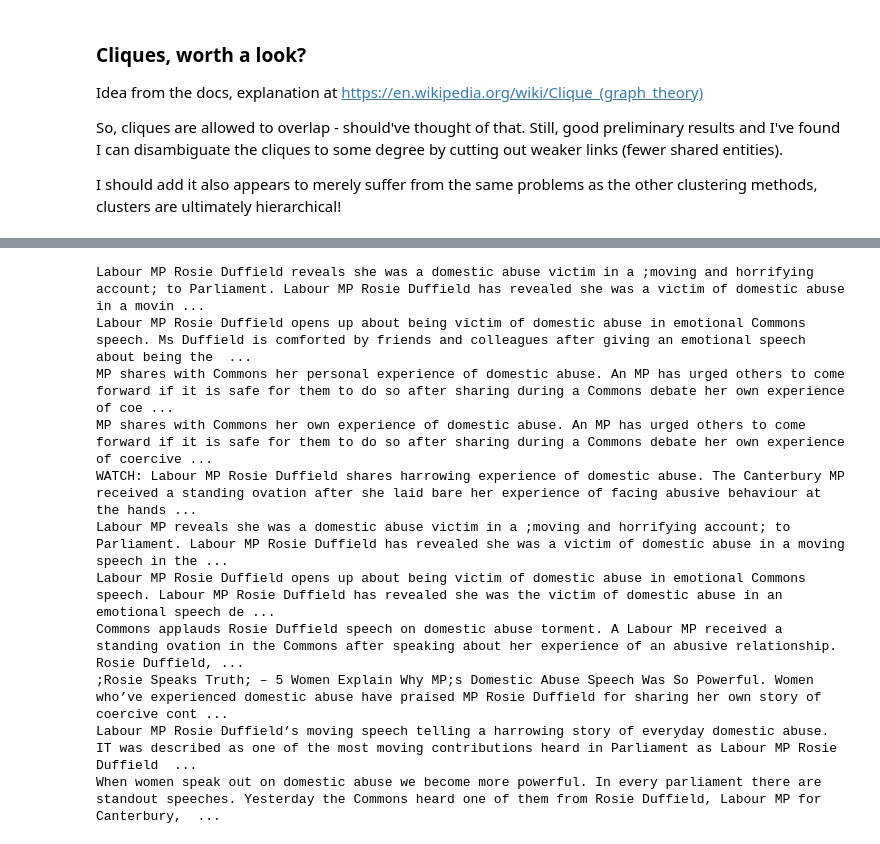
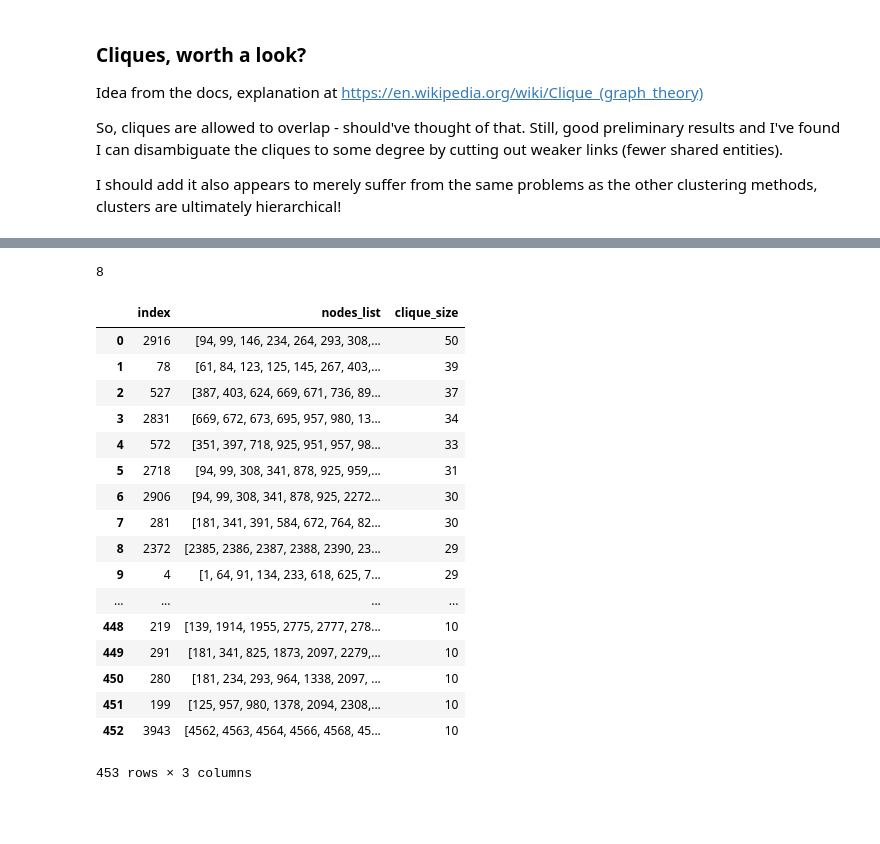
Before and after one commit to MartinChrisWood/news_crow, a Jupyter notebook: 01_topic_pipeline.ipynb, the cells around one changed output, grey strips where cells are left out. Cells and saved outputs as stored; diff of their text form; code cells hidden in the pictures; blank space fills up the shorter version.

```diff
--- a/01_topic_pipeline.ipynb
+++ b/01_topic_pipeline.ipynb
@@ -333,19 +283,28 @@ Conservative Party conference agenda: what;s on today;s schedule for the Tory ga
-# %%
-for node in cliques_df.iloc[1]['nodes_list']:
-    article = nouns_df.reset_index().iloc[node]
-    print(article['clean_text'])
-# %% [output]
-Labour MP Rosie Duffield reveals she was a domestic abuse victim in a ;moving and horrifying account; to Parliament. Labour MP Rosie Duffield has revealed she was a victim of domestic abuse in a movin ...
-Labour MP Rosie Duffield opens up about being victim of domestic abuse in emotional Commons speech. Ms Duffield is comforted by friends and colleagues after giving an emotional speech about being the  ...
-MP shares with Commons her personal experience of domestic abuse. An MP has urged others to come forward if it is safe for them to do so after sharing during a Commons debate her own experience of coe ...
-MP shares with Commons her own experience of domestic abuse. An MP has urged others to come forward if it is safe for them to do so after sharing during a Commons debate her own experience of coercive ...
-WATCH: Labour MP Rosie Duffield shares harrowing experience of domestic abuse. The Canterbury MP received a standing ovation after she laid bare her experience of facing abusive behaviour at the hands ...
-Labour MP reveals she was a domestic abuse victim in a ;moving and horrifying account; to Parliament. Labour MP Rosie Duffield has revealed she was a victim of domestic abuse in a moving speech in the ...
-Labour MP Rosie Duffield opens up about being victim of domestic abuse in emotional Commons speech. Labour MP Rosie Duffield has revealed she was the victim of domestic abuse in an emotional speech de ...
-Commons applauds Rosie Duffield speech on domestic abuse torment. A Labour MP received a standing ovation in the Commons after speaking about her experience of an abusive relationship. Rosie Duffield, ...
-;Rosie Speaks Truth; – 5 Women Explain Why MP;s Domestic Abuse Speech Was So Powerful. Women who’ve experienced domestic abuse have praised MP Rosie Duffield for sharing her own story of coercive cont ...
-Labour MP Rosie Duffield’s moving speech telling a harrowing story of everyday domestic abuse. IT was described as one of the most moving contributions heard in Parliament as Labour MP Rosie Duffield  ...
-When women speak out on domestic abuse we become more powerful. In every parliament there are standout speeches. Yesterday the Commons heard one of them from Rosie Duffield, Labour MP for Canterbury,  ...
+# %%
+len(cliques_df[cliques_df['clique_size'] >= 30])
+# %% [output]
+8
+# %%
+cliques_df[cliques_df['clique_size'] >= 10]
+# %% [output]
+|  | index | nodes_list | clique_size |
+| 0 | 2916 | [94, 99, 146, 234, 264, 293, 308,... | 50 |
+| 1 | 78 | [61, 84, 123, 125, 145, 267, 403,... | 39 |
+| 2 | 527 | [387, 403, 624, 669, 671, 736, 89... | 37 |
+| 3 | 2831 | [669, 672, 673, 695, 957, 980, 13... | 34 |
+| 4 | 572 | [351, 397, 718, 925, 951, 957, 98... | 33 |
+| 5 | 2718 | [94, 99, 308, 341, 878, 925, 959,... | 31 |
+| 6 | 2906 | [94, 99, 308, 341, 878, 925, 2272... | 30 |
+| 7 | 281 | [181, 341, 391, 584, 672, 764, 82... | 30 |
+| 8 | 2372 | [2385, 2386, 2387, 2388, 2390, 23... | 29 |
+| 9 | 4 | [1, 64, 91, 134, 233, 618, 625, 7... | 29 |
+| ... | ... | ... | ... |
+| 448 | 219 | [139, 1914, 1955, 2775, 2777, 278... | 10 |
+| 449 | 291 | [181, 341, 825, 1873, 2097, 2279,... | 10 |
+| 450 | 280 | [181, 234, 293, 964, 1338, 2097, ... | 10 |
+| 451 | 199 | [125, 957, 980, 1378, 2094, 2308,... | 10 |
+| 452 | 3943 | [4562, 4563, 4564, 4566, 4568, 45... | 10 |
+453 rows × 3 columns
 # %%
 for node in cliques_df.iloc[4]['nodes_list']:
     article = nouns_df.reset_index().iloc[node]
```
Also changed, not shown: parts of 23 cells of this notebook, 3 other files.
